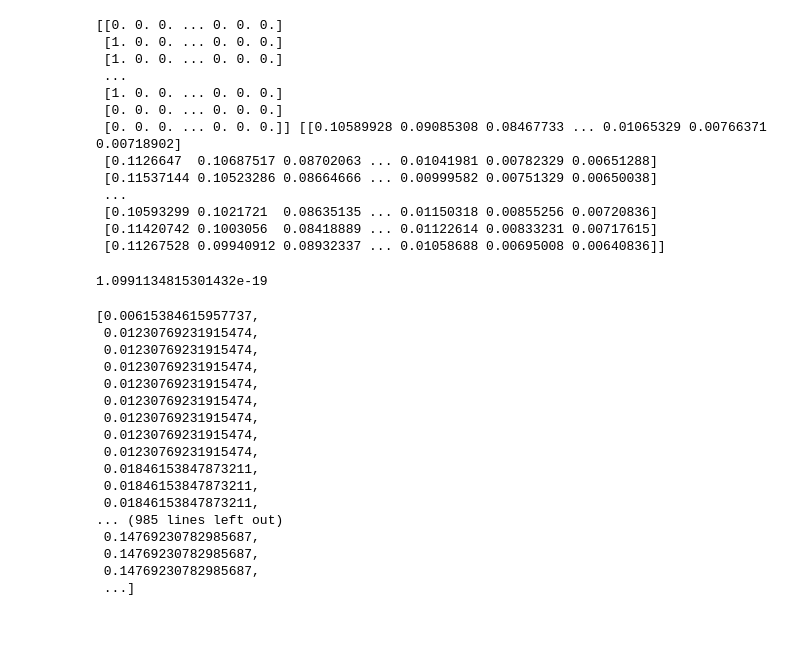
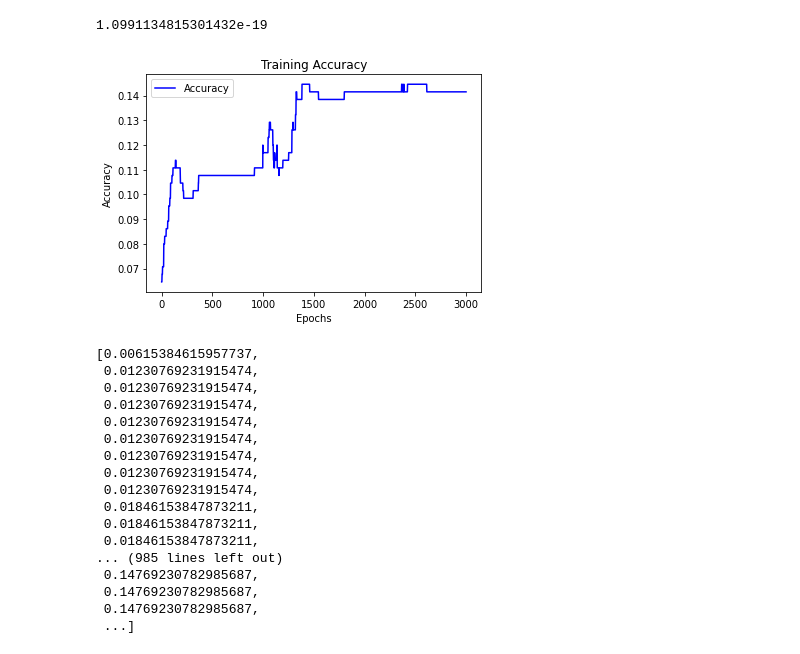
Before and after one commit to Jared-Caraan/Lotto_Analysis, a Jupyter notebook: Scripts/NN_keras.ipynb, the cells around one changed output. Saved outputs shown, nothing was run; the diff lists cells and outputs as text; code cells hidden in the pictures; blank space fills up the shorter version.

```diff
--- a/Scripts/NN_keras.ipynb
+++ b/Scripts/NN_keras.ipynb
@@ -127,19 +119,3 @@ prediction_test = model.predict(X_test)
-# %%
-print(y_test, prediction_test)
-# %% [output]
-[[0. 0. 0. ... 0. 0. 0.]
- [1. 0. 0. ... 0. 0. 0.]
- [1. 0. 0. ... 0. 0. 0.]
- ...
- [1. 0. 0. ... 0. 0. 0.]
- [0. 0. 0. ... 0. 0. 0.]
- [0. 0. 0. ... 0. 0. 0.]] [[0.10589928 0.09085308 0.08467733 ... 0.01065329 0.00766371 0.00718902]
- [0.1126647  0.10687517 0.08702063 ... 0.01041981 0.00782329 0.00651288]
- [0.11537144 0.10523286 0.08664666 ... 0.00999582 0.00751329 0.00650038]
- ...
- [0.10593299 0.1021721  0.08635135 ... 0.01150318 0.00855256 0.00720836]
- [0.11420742 0.1003056  0.08418889 ... 0.01122614 0.00833231 0.00717615]
- [0.11267528 0.09940912 0.08932337 ... 0.01058688 0.00695008 0.00640836]]
 # %%
 np.mean(prediction_test - y_test)**2
 # %% [output]
@@ -149,3 +123,15 @@ val_acc = history.history['val_accuracy']
+# %%
+val_acc = history.history['val_accuracy']
+epochs = range(1, len(val_acc) + 1)
+
+plt.plot(epochs, val_acc, 'b', label = 'Accuracy')
+plt.title('Training Accuracy')
+plt.xlabel('Epochs')
+plt.ylabel('Accuracy')
+plt.legend()
+plt.show()
+# %% [output]
+[figure, added]
 # %%
 val_acc
 # %% [output]
```
Also changed, not shown: parts of 6 cells of this notebook.
